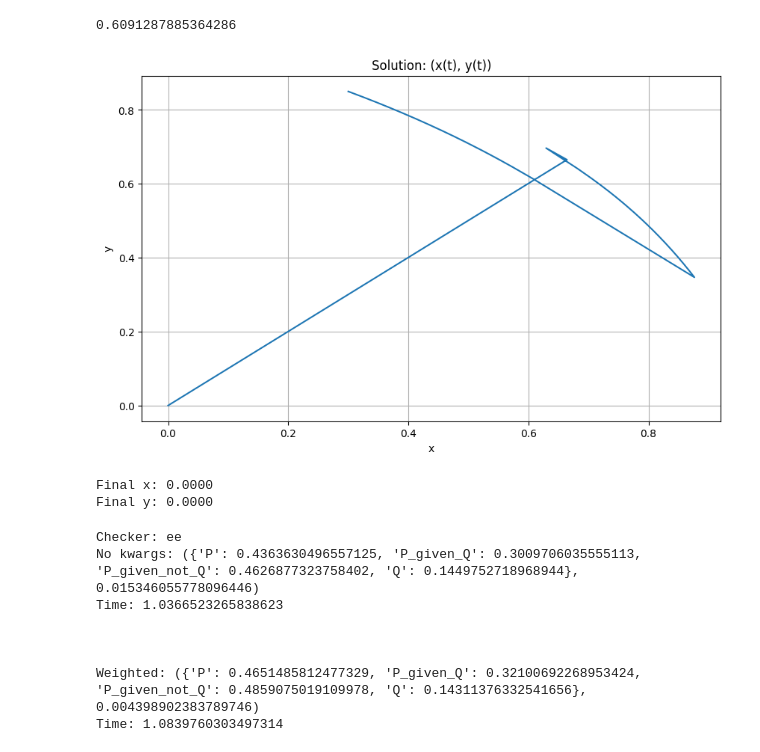
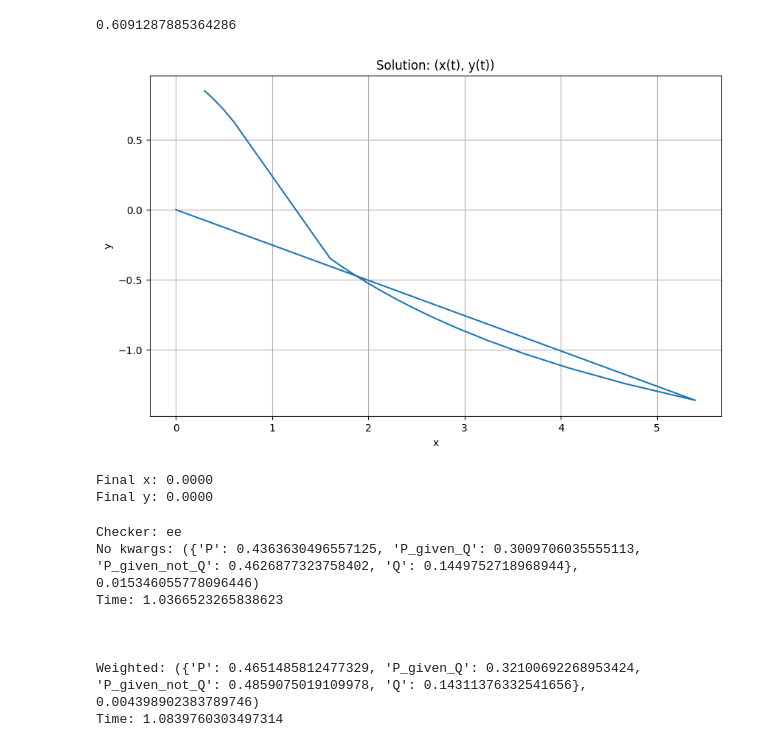
Before and after one commit to dpaleka/consistency-forecasting, a Jupyter notebook: src/playground.ipynb, the cells around one changed output. Drawn from its saved outputs; the diff is of its cells as text; code cells hidden in the pictures.

```diff
--- a/src/playground.ipynb
+++ b/src/playground.ipynb
@@ -58,12 +58,12 @@ def Dmat(x, y):
 def determinant(x,y):
     return np.linalg.det(Dmat(x,y))
 
-def solve_system(x, y):
+def solve_system(x, y, n = 1):
     # Solve the linear system:
     # a/x + b/y = 1
     # a/(1-x) + b/(1-y) = 1
     A = Dmat(x,y)
-    B = np.array([1, 1])
+    B = np.array([n,n])
     return np.linalg.solve(A, B)
 
 def euler_method(x0, y0, t_span, num_steps):
@@ -77,36 +77,36 @@ def euler_method(x0, y0, t_span, num_steps):
     y[0] = y0
 
     for i in range(1, num_steps):
-        dx_dt, dy_dt = solve_system(x[i-1], y[i-1])
+        dx_dt, dy_dt = solve_system(x[i-1], y[i-1], n = i)
         x[i] = x[i-1] + dx_dt * dt
         y[i] = y[i-1] + dy_dt * dt
         if abs(determinant(x[i], y[i])) < 0.1:
             break
 
     return t, x, y
 
 # Set initial conditions and parameters
 x0, y0 = 0.3, 0.85
 t_span = (0, 10)
 num_steps = 1000
 
 # Solve the system
 t, x, y = euler_method(x0, y0, t_span, num_steps)
 
 # Plot the results
 plt.figure(figsize=(10, 6))
 plt.plot(x, y)
 plt.title("Solution: (x(t), y(t))")
 plt.xlabel("x")
 plt.ylabel("y")
 plt.grid(True)
 plt.show()
 
 # Print final values
 print(f"Final x: {x[-1]:.4f}")
 print(f"Final y: {y[-1]:.4f}")
 # %% [output]
-[figure, old version]
+[figure, new version]
 Final x: 0.0000
 Final y: 0.0000
 # %%
```
